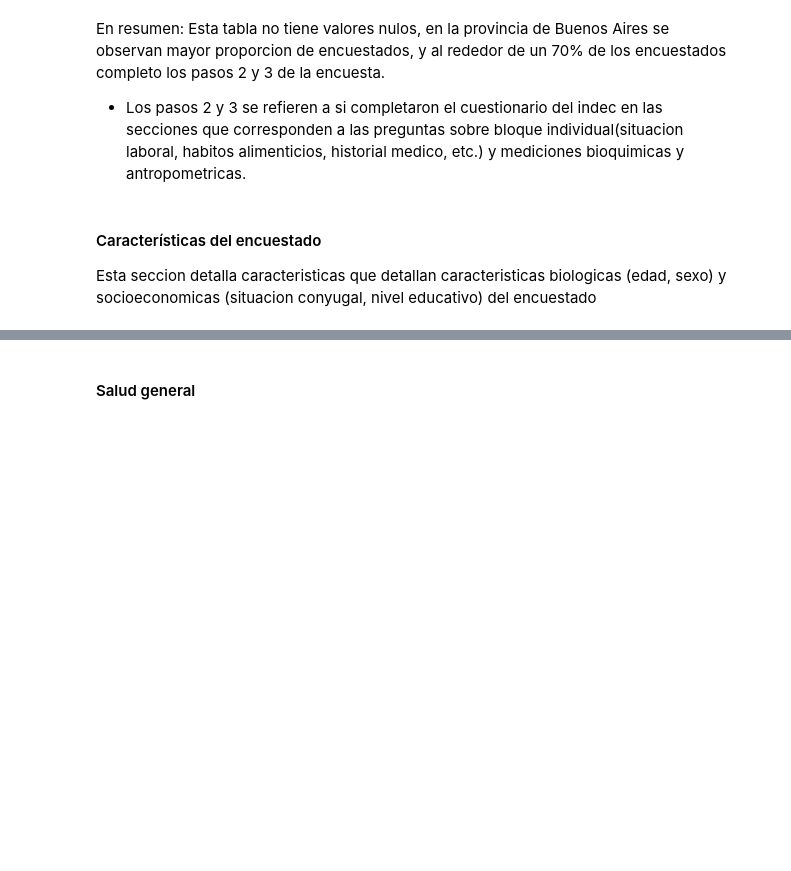
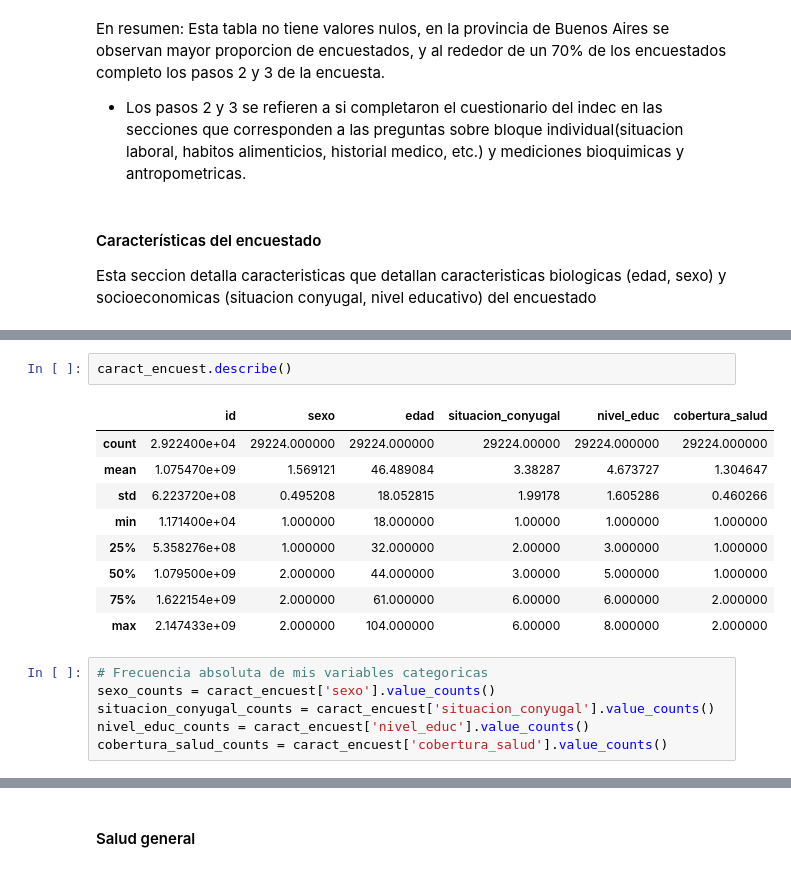
Before and after one commit to Data-Science-YPF/factores_riesgo, a Jupyter notebook: analisisBD.ipynb, the cells around one changed output, grey strips where cells are left out. Saved outputs shown, nothing was run; the diff lists cells and outputs as text; blank space fills up the shorter version.

```diff
--- a/analisisBD.ipynb
+++ b/analisisBD.ipynb
@@ -140,0 +163,18 @@ Esta seccion detalla caracteristicas que detallan caracteristicas biologicas (ed
+# %%
+caract_encuest.describe()
+# %% [output]
+|  | id | sexo | edad | situacion_conyugal | nivel_educ | cobertura_salud |
+| count | 2.922400e+04 | 29224.000000 | 29224.000000 | 29224.00000 | 29224.000000 | 29224.000000 |
+| mean | 1.075470e+09 | 1.569121 | 46.489084 | 3.38287 | 4.673727 | 1.304647 |
+| std | 6.223720e+08 | 0.495208 | 18.052815 | 1.99178 | 1.605286 | 0.460266 |
+| min | 1.171400e+04 | 1.000000 | 18.000000 | 1.00000 | 1.000000 | 1.000000 |
+| 25% | 5.358276e+08 | 1.000000 | 32.000000 | 2.00000 | 3.000000 | 1.000000 |
+| 50% | 1.079500e+09 | 2.000000 | 44.000000 | 3.00000 | 5.000000 | 1.000000 |
+| 75% | 1.622154e+09 | 2.000000 | 61.000000 | 6.00000 | 6.000000 | 2.000000 |
+| max | 2.147433e+09 | 2.000000 | 104.000000 | 6.00000 | 8.000000 | 2.000000 |
+# %%
+# Frecuencia absoluta de mis variables categoricas
+sexo_counts = caract_encuest['sexo'].value_counts()
+situacion_conyugal_counts = caract_encuest['situacion_conyugal'].value_counts()
+nivel_educ_counts = caract_encuest['nivel_educ'].value_counts()
+cobertura_salud_counts = caract_encuest['cobertura_salud'].value_counts()
```
Also changed, not shown: parts of 22 cells of this notebook.
